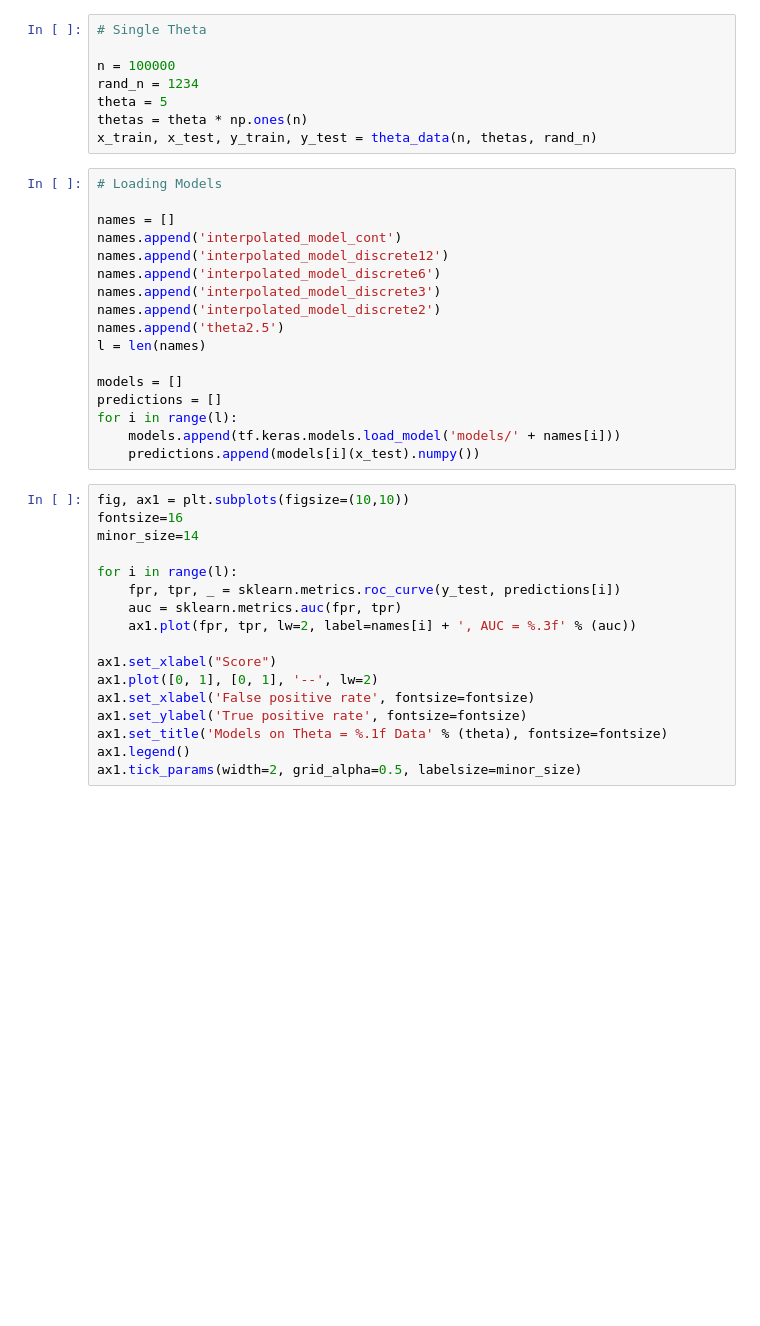
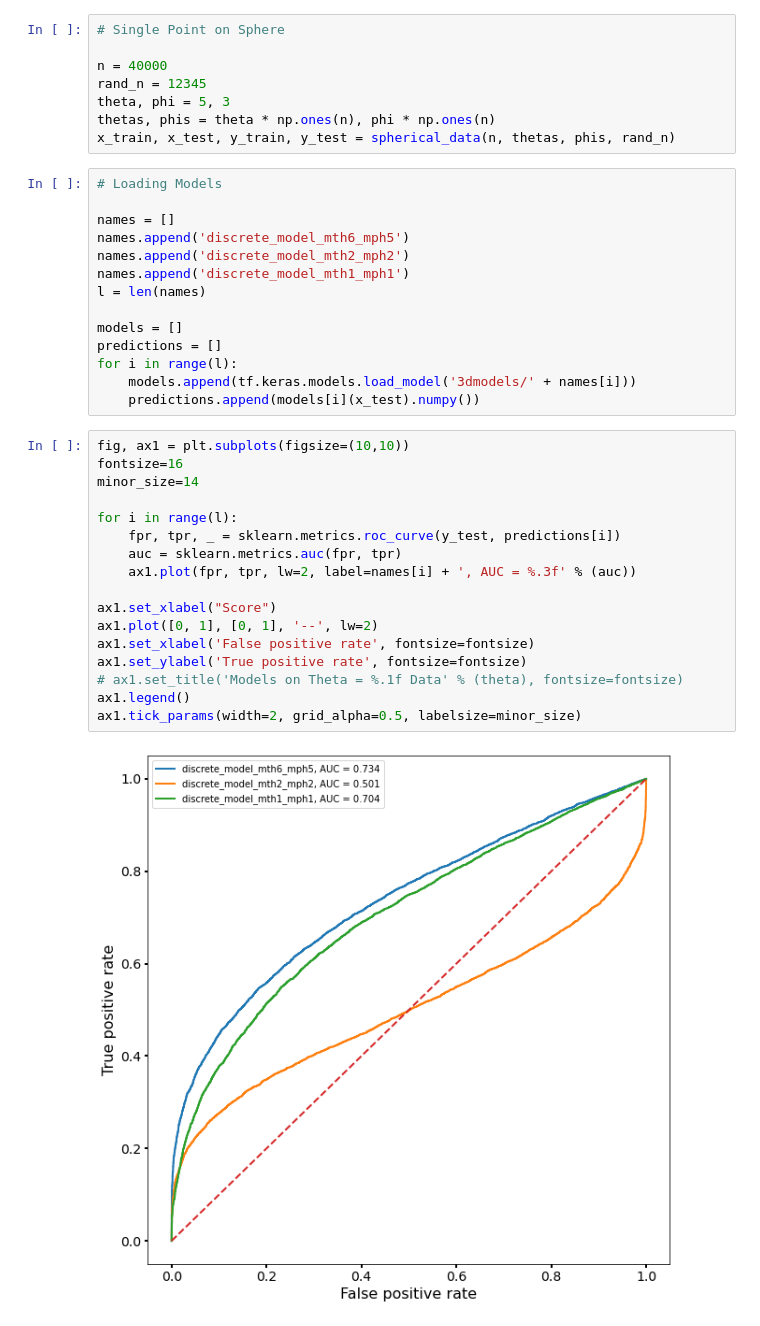
Before and after one commit to matangrinberg/parametrized-classifiers, a Jupyter notebook: compare-3dmodels.ipynb, the cells around one changed output. Saved outputs shown, nothing was run; the diff lists cells and outputs as text; blank space fills up the shorter version.

Commit message:
comparing 3d models

```diff
--- a/compare-3dmodels.ipynb
+++ b/compare-3dmodels.ipynb
@@ -60,42 +58,41 @@ def discrete_thetas(n, m):
 # %%
-# Single Theta
+# Single Point on Sphere
 
-n = 100000
-rand_n = 1234
-theta = 5
-thetas = theta * np.ones(n)
-x_train, x_test, y_train, y_test = theta_data(n, thetas, rand_n)
+n = 40000
+rand_n = 12345
+theta, phi = 5, 3
+thetas, phis = theta * np.ones(n), phi * np.ones(n)
+x_train, x_test, y_train, y_test = spherical_data(n, thetas, phis, rand_n)
 # %%
 # Loading Models
 
 names = []
-names.append('interpolated_model_cont')
-names.append('interpolated_model_discrete12')
-names.append('interpolated_model_discrete6')
-names.append('interpolated_model_discrete3')
-names.append('interpolated_model_discrete2')
-names.append('theta2.5')
+names.append('discrete_model_mth6_mph5')
+names.append('discrete_model_mth2_mph2')
+names.append('discrete_model_mth1_mph1')
 l = len(names)
 
 models = []
 predictions = []
 for i in range(l):
-    models.append(tf.keras.models.load_model('models/' + names[i]))
+    models.append(tf.keras.models.load_model('3dmodels/' + names[i]))
     predictions.append(models[i](x_test).numpy())
 # %%
 fig, ax1 = plt.subplots(figsize=(10,10))
 fontsize=16
 minor_size=14
 
 for i in range(l):
     fpr, tpr, _ = sklearn.metrics.roc_curve(y_test, predictions[i])
     auc = sklearn.metrics.auc(fpr, tpr)
     ax1.plot(fpr, tpr, lw=2, label=names[i] + ', AUC = %.3f' % (auc))
 
 ax1.set_xlabel("Score")
 ax1.plot([0, 1], [0, 1], '--', lw=2)
 ax1.set_xlabel('False positive rate', fontsize=fontsize)
 ax1.set_ylabel('True positive rate', fontsize=fontsize)
-ax1.set_title('Models on Theta = %.1f Data' % (theta), fontsize=fontsize)
+# ax1.set_title('Models on Theta = %.1f Data' % (theta), fontsize=fontsize)
 ax1.legend()
 ax1.tick_params(width=2, grid_alpha=0.5, labelsize=minor_size)
+# %% [output]
+[figure, added]
```
Also changed, not shown: parts of 3 cells of this notebook, 16 other files.
